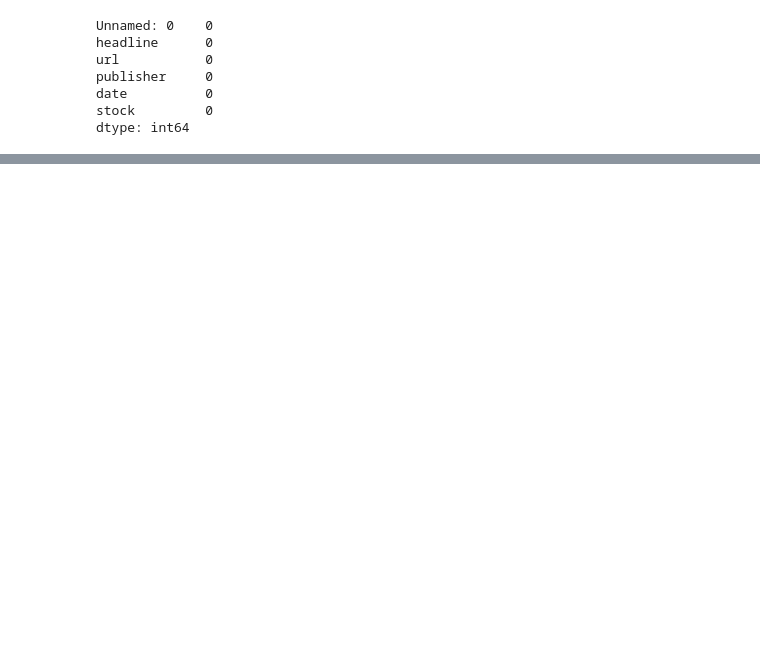
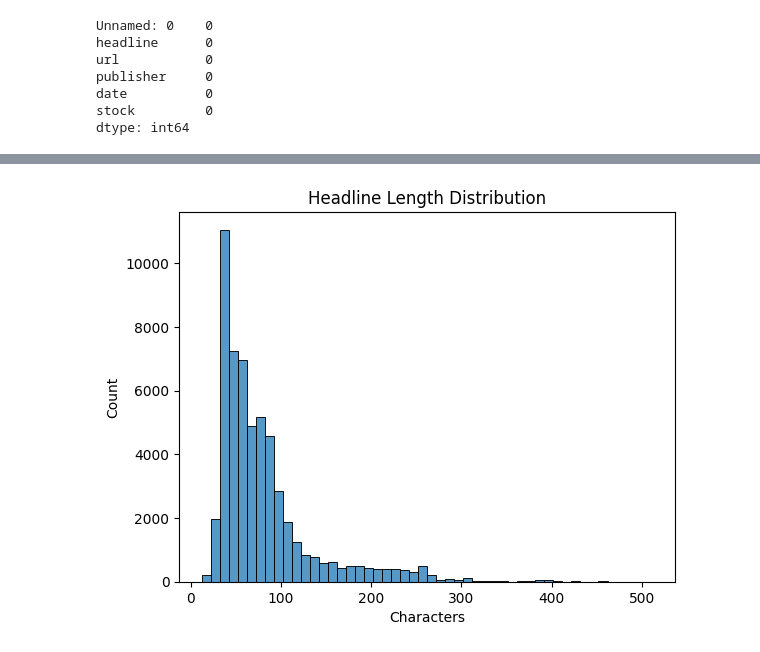
Before and after one commit to nunu-e/news-sentiment-analysis, a Jupyter notebook: notebooks/news_eda.ipynb, the cells around one changed output, grey strips where cells are left out. Saved outputs shown, nothing was run; the diff lists cells and outputs as text; code cells hidden in the pictures; blank space fills up the shorter version.

```diff
--- a/notebooks/news_eda.ipynb
+++ b/notebooks/news_eda.ipynb
@@ -132,0 +146,2 @@ news.info()
+# %%
+news["headline_length"] = news["headline"].str.len()
@@ -132,0 +160,10 @@ news.info()
+# %%
+import matplotlib.pyplot as plt
+import seaborn as sns
+
+sns.histplot(news["headline_length"], bins=50)
+plt.title("Headline Length Distribution")
+plt.xlabel("Characters")
+plt.show()
+# %% [output]
+[figure, added]
```
Also changed, not shown: parts of 13 cells of this notebook.
